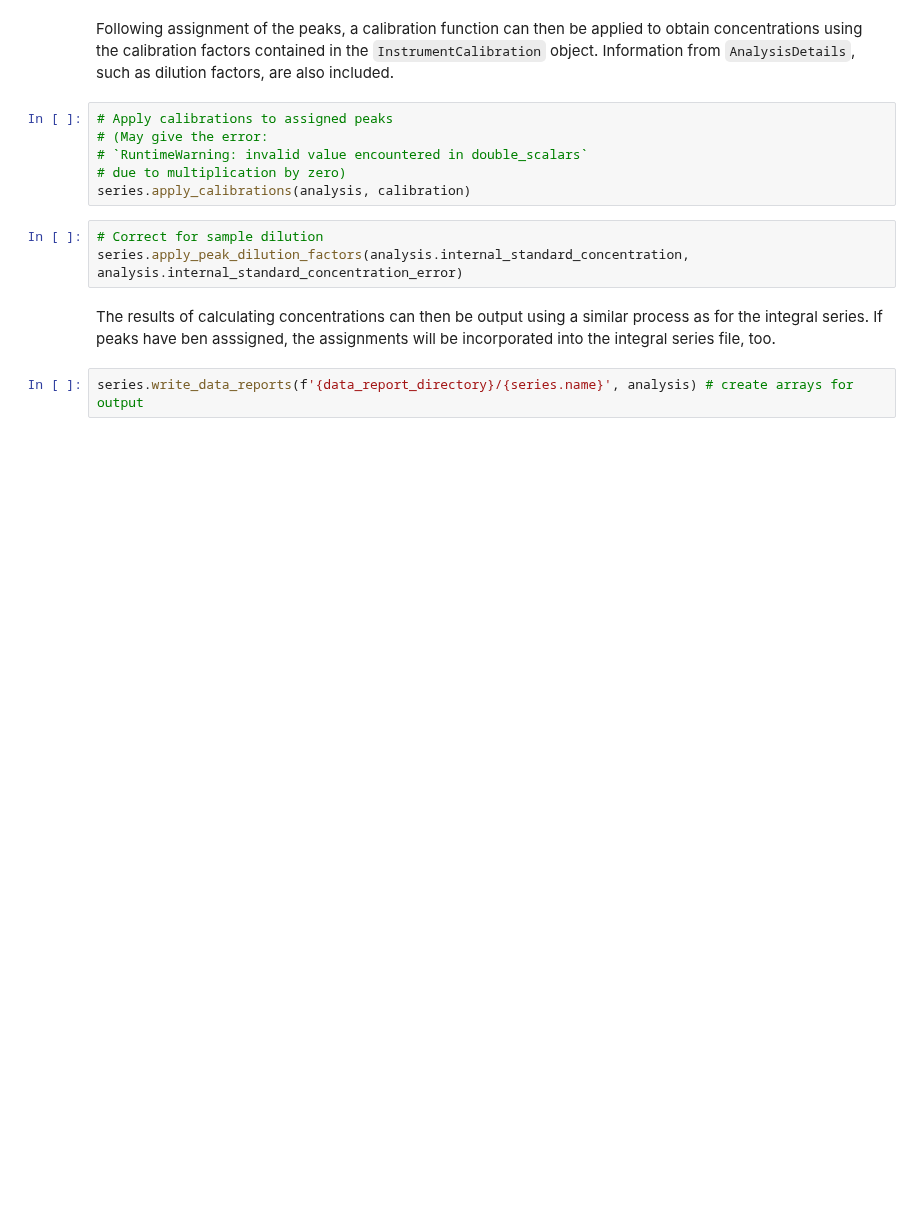
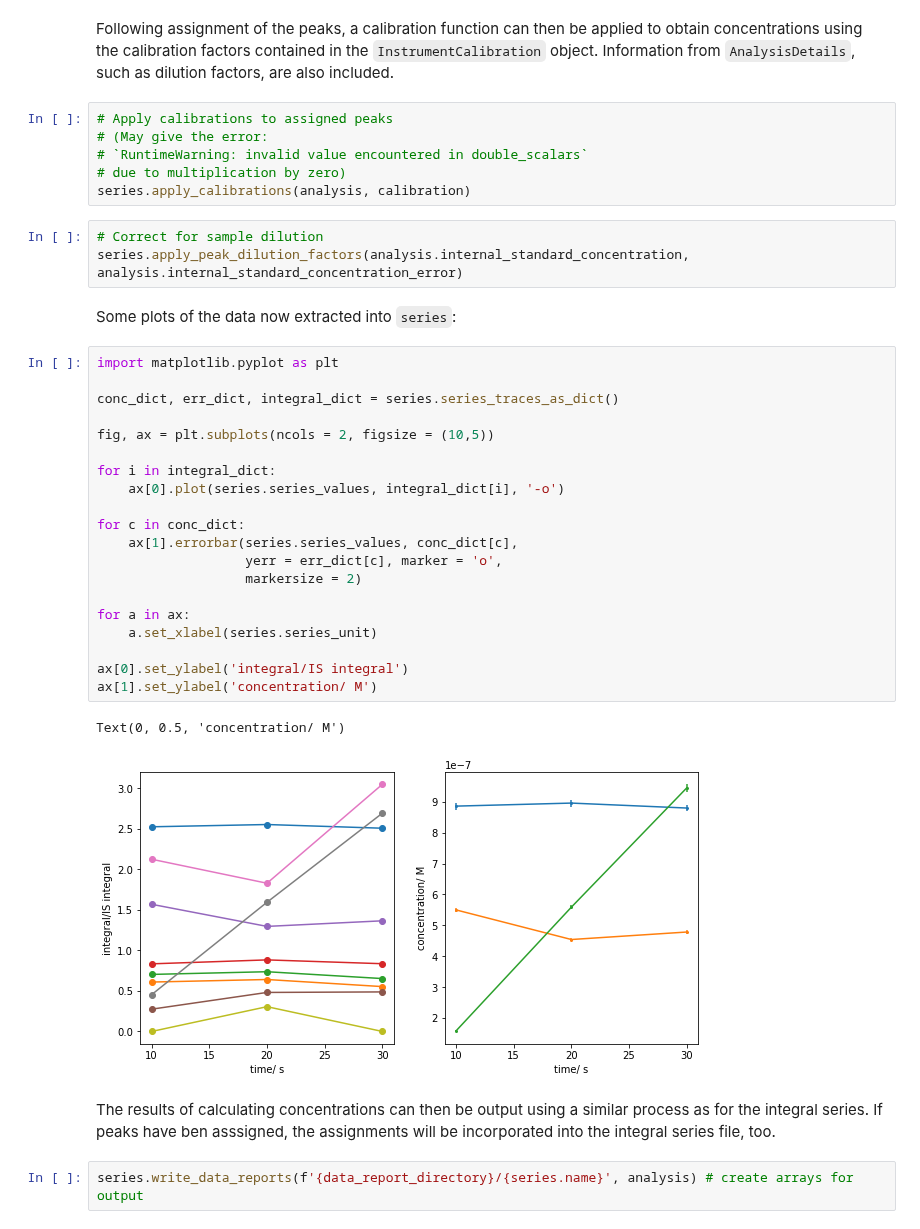
Before and after one commit to Will-Robin/ChromProcess, a Jupyter notebook: ChromProcess_Introduction_2.ipynb, the cells around one changed output. Cells and saved outputs as stored; diff of their text form; blank space fills up the shorter version.

```diff
--- a/ChromProcess_Introduction_2.ipynb
+++ b/ChromProcess_Introduction_2.ipynb
@@ -125,6 +82,31 @@ series.apply_calibrations(analysis, calibration)
 # %%
 # Correct for sample dilution
 series.apply_peak_dilution_factors(analysis.internal_standard_concentration, analysis.internal_standard_concentration_error)
+# %% [markdown]
+Some plots of the data now extracted into `series`:
+# %%
+import matplotlib.pyplot as plt
+
+conc_dict, err_dict, integral_dict = series.series_traces_as_dict()
+
+fig, ax = plt.subplots(ncols = 2, figsize = (10,5))
+
+for i in integral_dict:
+    ax[0].plot(series.series_values, integral_dict[i], '-o')
+
+for c in conc_dict:
+    ax[1].errorbar(series.series_values, conc_dict[c],
+                   yerr = err_dict[c], marker = 'o',
+                   markersize = 2)
+
+for a in ax:
+    a.set_xlabel(series.series_unit)
+
+ax[0].set_ylabel('integral/IS integral')
+ax[1].set_ylabel('concentration/ M')
+# %% [output]
+Text(0, 0.5, 'concentration/ M')
+[figure, added]
 # %% [markdown]
 The results of calculating concentrations can then be output using a similar process as for the integral series. If peaks have ben asssigned, the assignments will be incorporated into the integral series file, too.
 # %%
```
Also changed, not shown: parts of 2 cells of this notebook, 1 other file.
